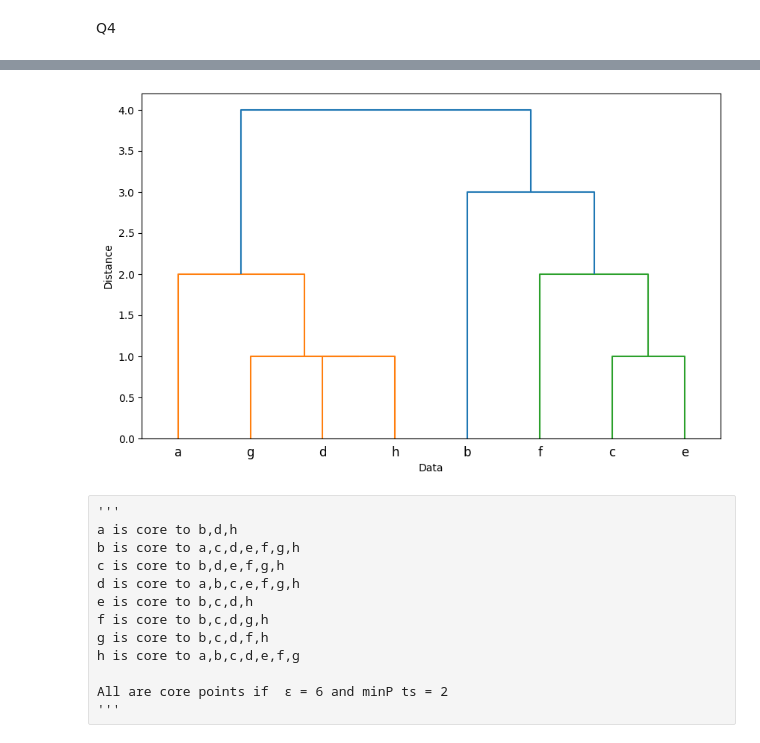
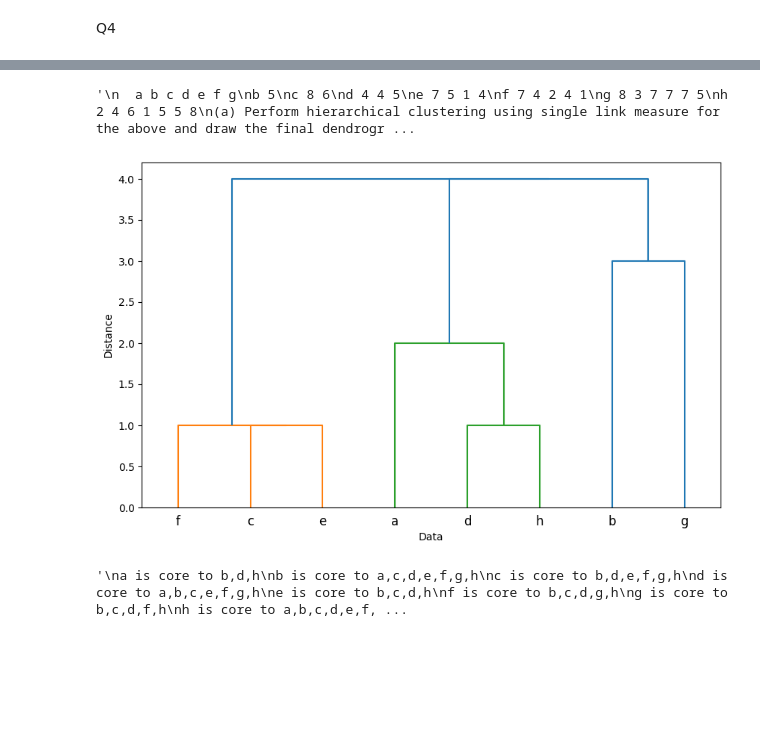
Before and after one commit to jjryan111/R_HW1, a Jupyter notebook: HW4.ipynb, the cells around one changed output, grey strips where cells are left out. Drawn from its saved outputs; the diff is of its cells as text; code cells hidden in the pictures; blank space fills up the shorter version.

```diff
--- a/HW4.ipynb
+++ b/HW4.ipynb
@@ -170,42 +160,60 @@ least minP ts points are within distance ε of it (including p).)
+# %%
+'''
+  a b c d e f g
+b 5
+c 8 6
+d 4 4 5
+e 7 5 1 4
+f 7 4 2 4 1
+g 8 3 7 7 7 5
+h 2 4 6 1 5 5 8
+(a) Perform hierarchical clustering using single link measure for the above and draw the final dendrogram.
+(b) Determine whether a point is core based on ε = 6 and minP ts = 2. (Recall that a point p is a core point if at
+least minP ts points are within distance ε of it (including p).)
+'''
+# %% [output]
+'\n  a b c d e f g\nb 5\nc 8 6\nd 4 4 5\ne 7 5 1 4\nf 7 4 2 4 1\ng 8 3 7 7 7 5\nh 2 4 6 1 5 5 8\n(a) Perform hierarchical clustering using single link measure for the above and draw the final dendrogr ...
 # %%
 from scipy.cluster.hierarchy import linkage, dendrogram
 import matplotlib.pyplot as plt
 from scipy.spatial.distance import squareform
 
 labels = ["a", "b", "c", "d", "e", "f", "g", "h"]
 
 data = np.array([
     [0, 5, 8, 4, 7, 7, 8, 2],
-    [5, 0, 6, 4, 5, 3, 4, 4],
-    [8, 6, 0, 5, 1, 2, 6, 6],
-    [4, 4, 5, 0, 4, 4, 1, 1],
-    [7, 5, 1, 4, 0, 7, 7, 5],
-    [7, 3, 2, 4, 7, 0, 5, 5],
-    [8, 4, 6, 1, 7, 5, 0, 5],
-    [2, 4, 6, 1, 5, 5, 5, 0]
+    [5, 0, 6, 4, 5, 4, 3, 4],
+    [8, 6, 0, 5, 1, 2, 7, 6],
+    [4, 4, 5, 0, 4, 4, 7, 1],
+    [7, 5, 1, 4, 0, 1, 7, 5],
+    [7, 4, 2, 4, 1, 0, 5, 5],
+    [8, 3, 7, 7, 7, 5, 0, 8],
+    [2, 4, 6, 1, 5, 5, 8, 0]
 ])
 
 top_half = squareform(data)
 
 links = linkage(top_half, method="single")
 
 plt.figure(figsize=(10, 6))
 dendrogram(links, labels=labels)
 plt.xlabel("Data")
 plt.ylabel("Distance")
 plt.show()
 # %% [output]
-[figure, old version]
+[figure, new version]
-# %% [raw]
-'''
-a is core to b,d,h
-b is core to a,c,d,e,f,g,h
-c is core to b,d,e,f,g,h
-d is core to a,b,c,e,f,g,h
-e is core to b,c,d,h
-f is core to b,c,d,g,h
-g is core to b,c,d,f,h
-h is core to a,b,c,d,e,f,g
-
-All are core points if  ε = 6 and minP ts = 2
-'''
+# %%
+'''
+a is core to b,d,h
+b is core to a,c,d,e,f,g,h
+c is core to b,d,e,f,g,h
+d is core to a,b,c,e,f,g,h
+e is core to b,c,d,h
+f is core to b,c,d,g,h
+g is core to b,c,d,f,h
+h is core to a,b,c,d,e,f,g
+
+All are core points if  ε = 6 and minP ts = 2
+'''
+# %% [output]
+'\na is core to b,d,h\nb is core to a,c,d,e,f,g,h\nc is core to b,d,e,f,g,h\nd is core to a,b,c,e,f,g,h\ne is core to b,c,d,h\nf is core to b,c,d,g,h\ng is core to b,c,d,f,h\nh is core to a,b,c,d,e,f, ...
```
Also changed, not shown: parts of 3 cells of this notebook, 1 other file.
